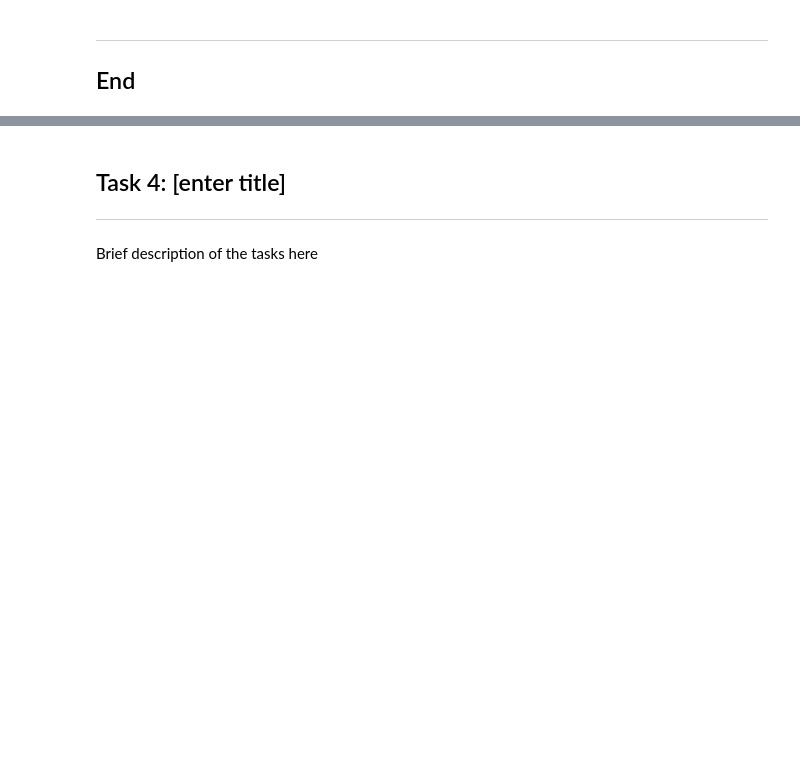
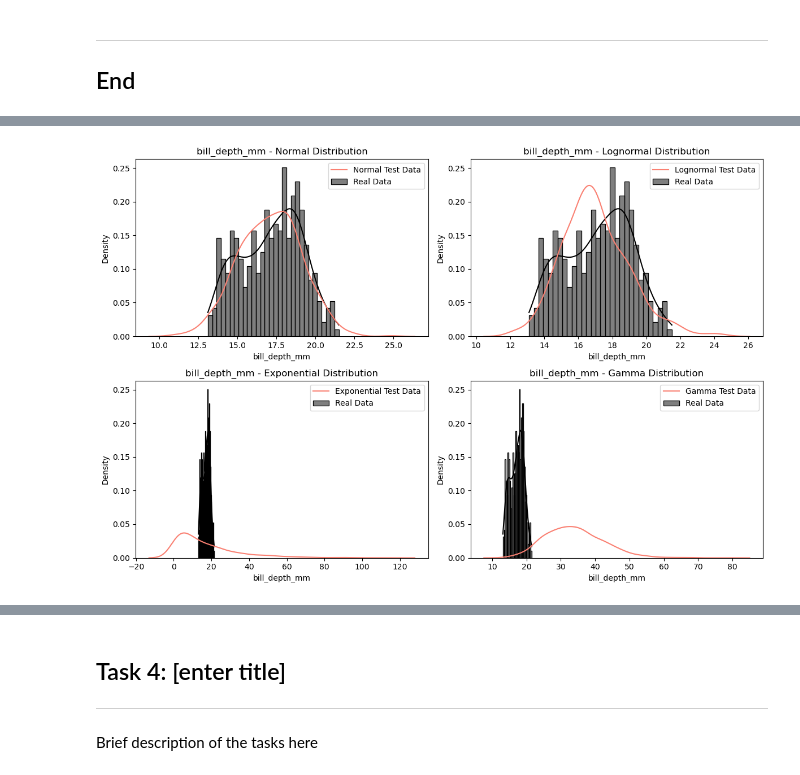
Before and after one commit to nf-me/fundamentals_dataanalysis, a Jupyter notebook: tasks.ipynb, the cells around one changed output, grey strips where cells are left out. Saved outputs shown, nothing was run; the diff lists cells and outputs as text; code cells hidden in the pictures; blank space fills up the shorter version.

```diff
--- a/tasks.ipynb
+++ b/tasks.ipynb
@@ -131,0 +190,5 @@ Brief description of the tasks here
+# %%
+# Bill Depth Comparison
+plot_comparisons('bill_depth_mm', penguins_df['bill_depth_mm'].dropna())
+# %% [output]
+[figure, added]
```
Also changed, not shown: parts of 8 cells of this notebook.
